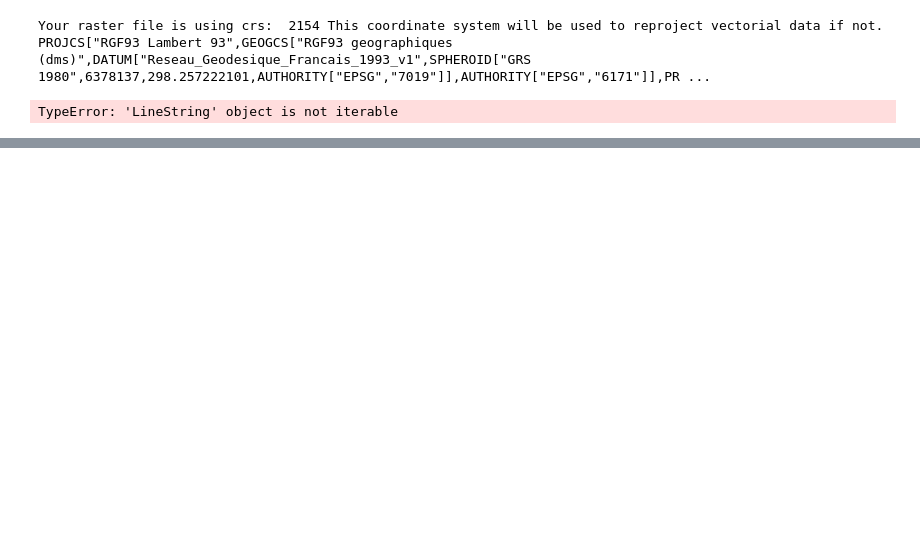
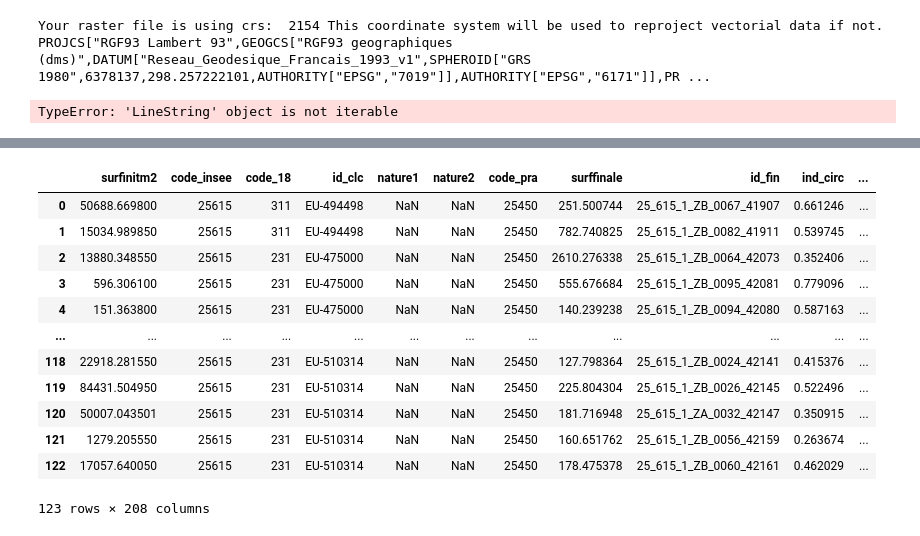
Before and after one commit to Lecaethomas/diversity_indexes, a Jupyter notebook: code/test.ipynb, the cells around one changed output, grey strips where cells are left out. Cells and saved outputs as stored; diff of their text form; code cells hidden in the pictures; blank space fills up the shorter version.

```diff
--- a/code/test.ipynb
+++ b/code/test.ipynb
@@ -138,12 +138,6 @@ Your raster file is using crs:  2154 This coordinate system will be used to repr
 PROJCS["RGF93 Lambert 93",GEOGCS["RGF93 geographiques (dms)",DATUM["Reseau_Geodesique_Francais_1993_v1",SPHEROID["GRS 1980",6378137,298.257222101,AUTHORITY["EPSG","7019"]],AUTHORITY["EPSG","6171"]],PR ...
 TypeError: 'LineString' object is not iterable
 # %%
-import rasterio
-import numpy as np
-import geopandas as gpd
-from shapely.geometry import LineString
-from rasterio.mask import mask
-
 # Load the raster data and vector data
 with rasterio.open(os.path.join(data_dir, raster_name)) as src:
     raster = src.read(1)
@@ -157,15 +151,17 @@ polygons['edge_diversity_index'] = np.nan
 for index, polygon in polygons.iterrows():
     # Extract the edges of the polygon as line segments
     edges = [LineString([pt1, pt2]) for pt1, pt2 in zip(polygon.geometry.exterior.coords[:-1], polygon.geometry.exterior.coords[1:])]
-    print('1')
 
     # Clip the raster to the line segments
     edge_rasters = []
     for edge in edges:
+        try:
+            clipped_raster, _ = mask(rasterio.open(os.path.join(data_dir, raster_name)), [edge], crop=True)
+            edge_rasters.append(clipped_raster)
+        except ValueError as e:
+            pass
+            # print(f"Error: {e}. Skipping edge...")
 
-        clipped_raster, _ = mask(rasterio.open(os.path.join(data_dir, raster_name)), [edge], crop=True)
-        edge_rasters.append(clipped_raster)
-    print('2')
     # Calculate the diversity index for each edge raster
     edge_diversity_indices = []
     for edge_raster in edge_rasters:
@@ -173,9 +169,12 @@ for index, polygon in polygons.iterrows():
         total_cells = np.size(edge_raster)
         diversity_index = len(unique_values) / total_cells
         edge_diversity_indices.append(diversity_index)
-    print('3')
+
     # Calculate the average edge-diversity index
-    edge_diversity_index = np.mean(edge_diversity_indices)
+    if edge_diversity_indices:
+        edge_diversity_index = np.mean(edge_diversity_indices)
+    else:
+        edge_diversity_index = np.nan
 
     # Store the edge-diversity index in the new column
     polygons.loc[index, 'edge_diversity_index'] = edge_diversity_index
@@ -183,0 +199,16 @@ ValueError: Input shapes do not overlap raster.
+# %%
+polygons
+# %% [output]
+|  | surfinitm2 | code_insee | code_18 | id_clc | nature1 | nature2 | code_pra | surffinale | id_fin | ind_circ | ... |
+| 0 | 50688.669800 | 25615 | 311 | EU-494498 | NaN | NaN | 25450 | 251.500744 | 25_615_1_ZB_0067_41907 | 0.661246 | ... |
+| 1 | 15034.989850 | 25615 | 311 | EU-494498 | NaN | NaN | 25450 | 782.740825 | 25_615_1_ZB_0082_41911 | 0.539745 | ... |
+| 2 | 13880.348550 | 25615 | 231 | EU-475000 | NaN | NaN | 25450 | 2610.276338 | 25_615_1_ZB_0064_42073 | 0.352406 | ... |
+| 3 | 596.306100 | 25615 | 231 | EU-475000 | NaN | NaN | 25450 | 555.676684 | 25_615_1_ZB_0095_42081 | 0.779096 | ... |
+| 4 | 151.363800 | 25615 | 231 | EU-475000 | NaN | NaN | 25450 | 140.239238 | 25_615_1_ZB_0094_42080 | 0.587163 | ... |
+| ... | ... | ... | ... | ... | ... | ... | ... | ... | ... | ... | ... |
+| 118 | 22918.281550 | 25615 | 231 | EU-510314 | NaN | NaN | 25450 | 127.798364 | 25_615_1_ZB_0024_42141 | 0.415376 | ... |
+| 119 | 84431.504950 | 25615 | 231 | EU-510314 | NaN | NaN | 25450 | 225.804304 | 25_615_1_ZB_0026_42145 | 0.522496 | ... |
+| 120 | 50007.043501 | 25615 | 231 | EU-510314 | NaN | NaN | 25450 | 181.716948 | 25_615_1_ZA_0032_42147 | 0.350915 | ... |
+| 121 | 1279.205550 | 25615 | 231 | EU-510314 | NaN | NaN | 25450 | 160.651762 | 25_615_1_ZB_0056_42159 | 0.263674 | ... |
+| 122 | 17057.640050 | 25615 | 231 | EU-510314 | NaN | NaN | 25450 | 178.475378 | 25_615_1_ZB_0060_42161 | 0.462029 | ... |
+123 rows × 208 columns
```
Also changed, not shown: parts of 1 cell of this notebook, 2 other files.
